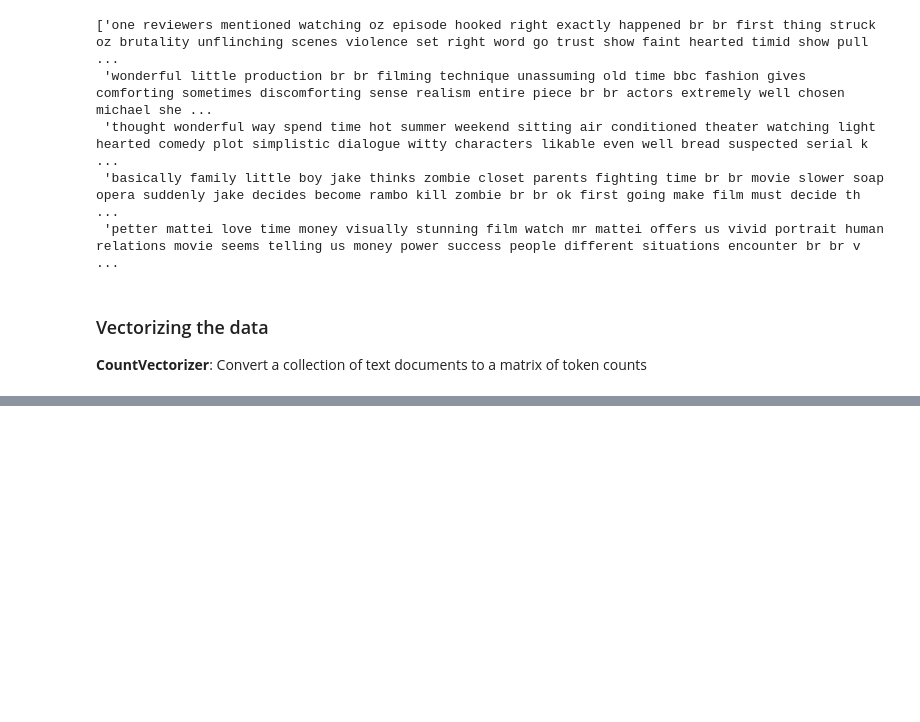
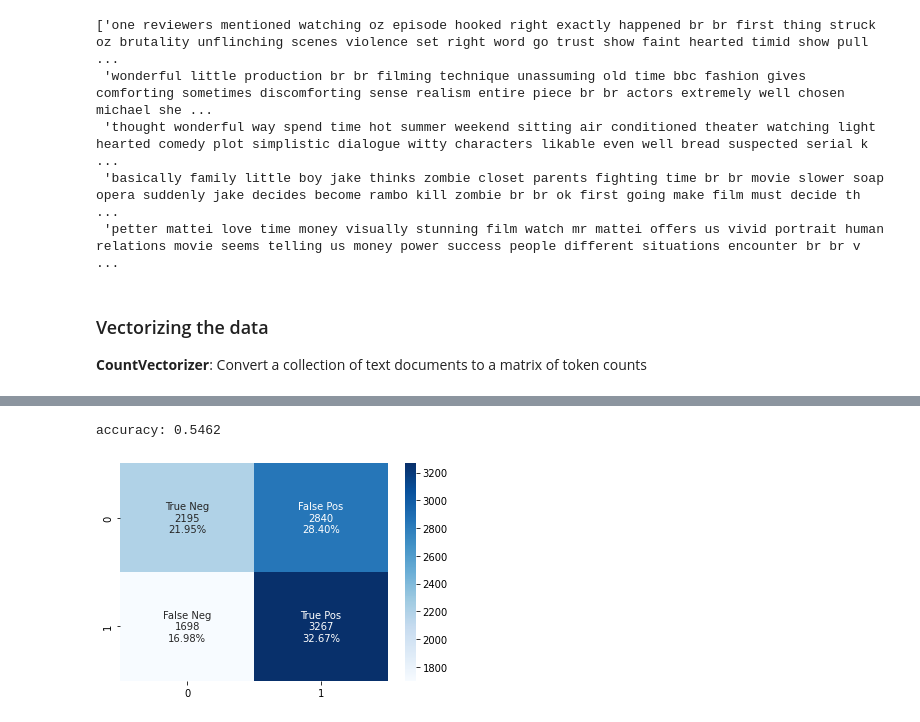
Before and after one commit to mpozzini/CS167-Project-2, a Jupyter notebook: Project_2_NLP.ipynb, the cells around one changed output, grey strips where cells are left out. Drawn from its saved outputs; the diff is of its cells as text; code cells hidden in the pictures; blank space fills up the shorter version.

```diff
--- a/Project_2_NLP.ipynb
+++ b/Project_2_NLP.ipynb
@@ -109,0 +209,31 @@ test_data_vectors = vectorizer.transform(test_data).toarray()
+# %%
+# Principal Component Analysis
+from sklearn.svm import SVC
+from sklearn.decomposition import PCA
+from sklearn.metrics import accuracy_score
+from sklearn.metrics import confusion_matrix
+import matplotlib.pyplot as plt
+import seaborn as sns
+import numpy
+
+extractor = PCA(n_components=2, whiten=True)
+extractor.fit(train_data_vectors)
+train_transformed = extractor.transform(train_data_vectors)
+test_transformed = extractor.transform(test_data_vectors)
+pca = SVC(random_state = 35)
+pca.fit(train_transformed, train_sln)
+pca_pred = pca.predict(test_transformed)
+
+print('accuracy:', accuracy_score(test_sln, pca_pred))
+
+# Got help from this website for this code: https://medium.com/@dtuk81/confusion-matrix-visualization-fc31e3f30fea
+cf_matrix = confusion_matrix(test_sln, pca_pred)
+group_names = ['True Neg','False Pos','False Neg','True Pos']
+group_counts = ["{0:0.0f}".format(value) for value in cf_matrix.flatten()]
+group_percentages = ["{0:.2%}".format(value) for value in cf_matrix.flatten()/numpy.sum(cf_matrix)]
+labels = [f"{v1}\n{v2}\n{v3}" for v1, v2, v3 in zip(group_names,group_counts,group_percentages)]
+labels = numpy.asarray(labels).reshape(2,2)
+sns.heatmap(cf_matrix, annot=labels, fmt='', cmap='Blues');
+# %% [output]
+accuracy: 0.5462
+[figure, added]
```
Also changed, not shown: parts of 23 cells of this notebook.
